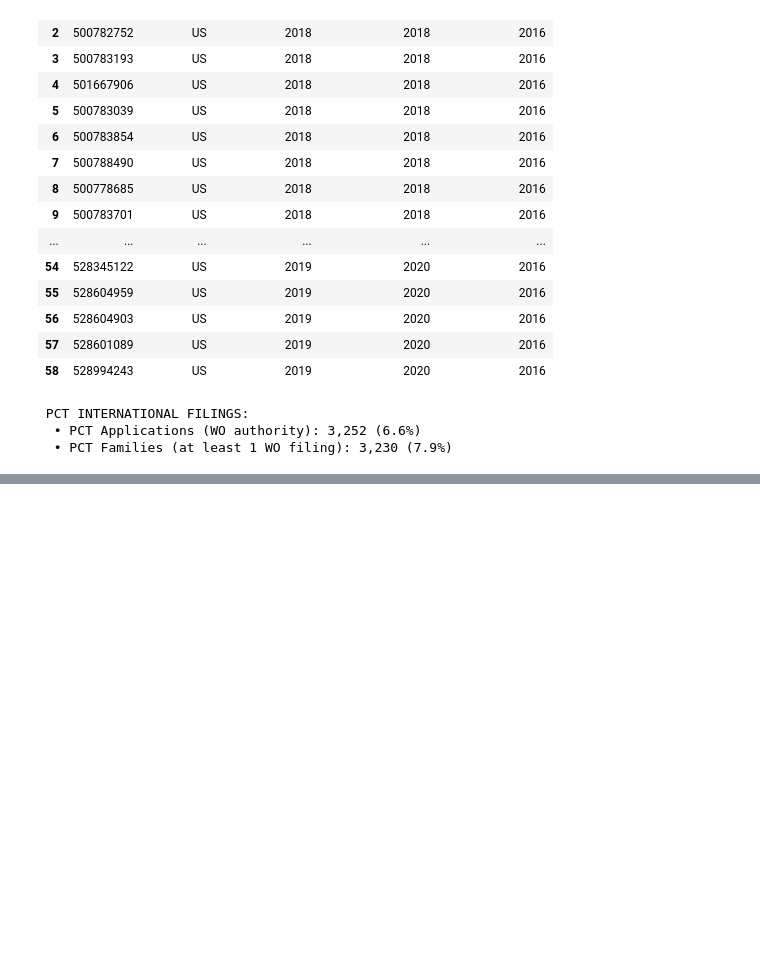
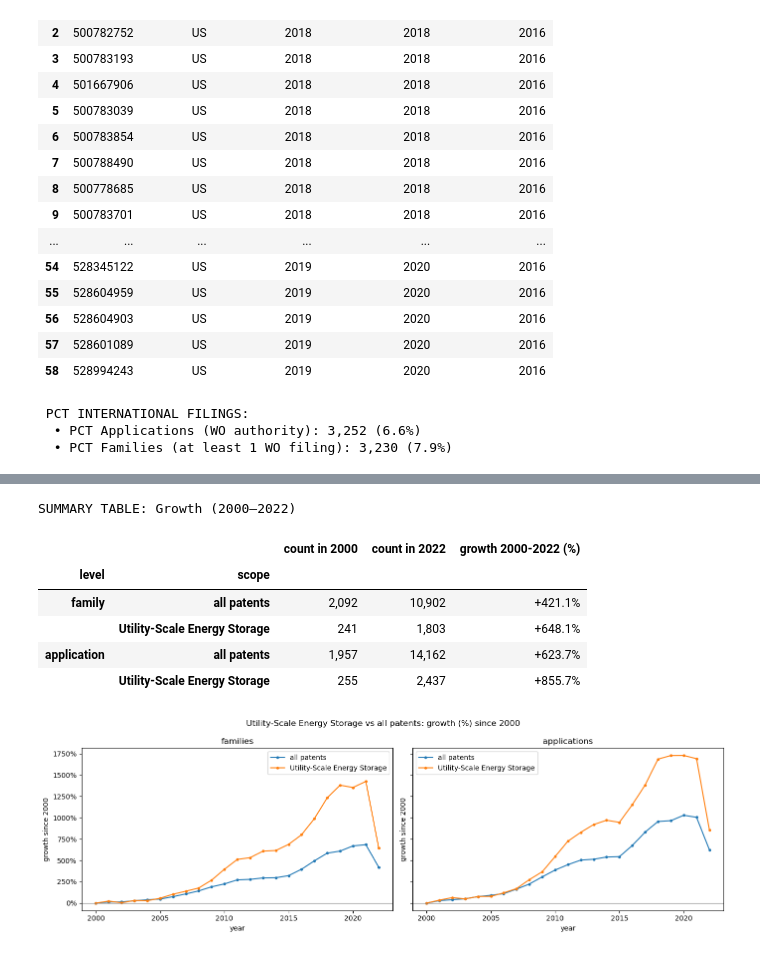
Before and after one commit to ariannamiori/innovation-management-datascience26, a Jupyter notebook: step0/Step_1.ipynb, the cells around one changed output, grey strips where cells are left out. Cells and saved outputs as stored; diff of their text form; code cells hidden in the pictures; blank space fills up the shorter version.

```diff
--- a/step0/Step_1.ipynb
+++ b/step0/Step_1.ipynb
@@ -232,0 +542,48 @@ print(f"  • PCT Families (at least 1 WO filing): {len(pct_families):,} ({pct_f
+# %%
+# ==============================================================================
+# SECTION 7.2: Growth relative to benchmark ("All Patents")
+# ==============================================================================
+
+start, end = YEAR_MIN, LAST_COMPLETE_YEAR
+totals = volume.query("series == 'all'").pivot_table(index="year", columns=["level", "scope"], values="n")
+
+# Tabella di sintesi della crescita percentuale (2000 vs 2022)
+growth = pd.DataFrame({
+    f"count in {start}": totals.loc[start],
+    f"count in {end}": totals.loc[end],
+    f"growth {start}-{end} (%)": (totals.loc[end] / totals.loc[start] - 1) * 100,
+}).loc[[(lvl, s) for lvl in LEVELS for s in ("all patents", SECTOR_NAME)]]
+
+print(f"SUMMARY TABLE: Growth ({start}–{end})")
+display(
+    growth.style.format({
+        f"count in {start}": "{:,.0f}",
+        f"count in {end}": "{:,.0f}",
+        f"growth {start}-{end} (%)": "{:+.1f}%"
+    })
+)
+
+# Traiettoria di crescita cumulativa anno per anno (%) rispetto all'anno iniziale
+growth_path = (totals.loc[start:end] / totals.loc[start] - 1) * 100
+
+fig, axes = side_by_side(f"{SECTOR_NAME} vs all patents: growth (%) since {start}", sharey=True)
+for ax, level in zip(axes, LEVELS):
+    for scope_name in ("all patents", SECTOR_NAME):
+        ax.plot(growth_path.index, growth_path[(level, scope_name)], marker="o", ms=3, label=scope_name)
+    ax.axhline(0, color="grey", lw=0.8)
+    ax.set(title=UNIT_LABEL[level], xlabel="year", ylabel=f"growth since {start}")
+    ax.yaxis.set_major_formatter(PercentFormatter(100))
+    ax.legend()
+
+plt.tight_layout()
+plt.savefig(OUTPUT_DIR / "sector_growth_vs_benchmark.png", dpi=300)
+plt.show()
+# %% [output]
+SUMMARY TABLE: Growth (2000–2022)
+|  |  | count in 2000 | count in 2022 | growth 2000-2022 (%) |
+| level | scope |  |  |  |
+| family | all patents | 2,092 | 10,902 | +421.1% |
+|  | Utility-Scale Energy Storage | 241 | 1,803 | +648.1% |
+| application | all patents | 1,957 | 14,162 | +623.7% |
+|  | Utility-Scale Energy Storage | 255 | 2,437 | +855.7% |
+[figure, added]
```
Also changed, not shown: parts of 14 cells of this notebook.
